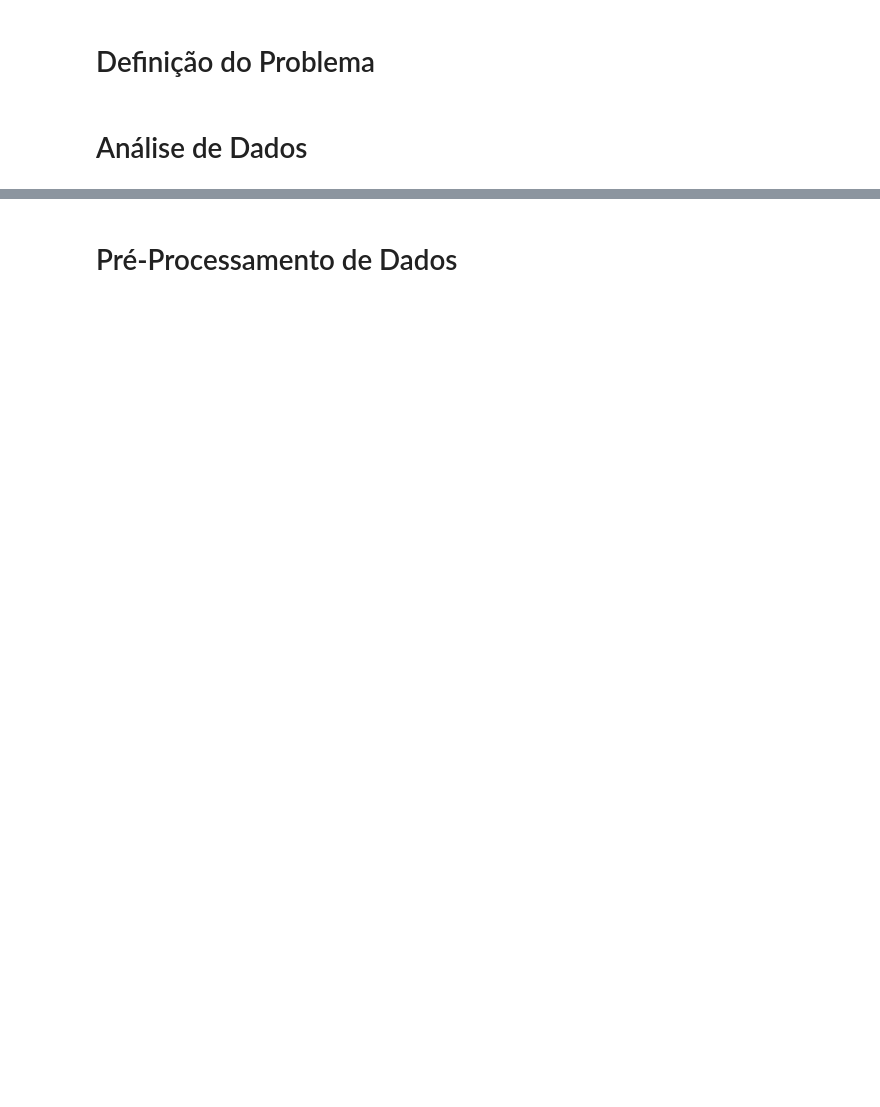
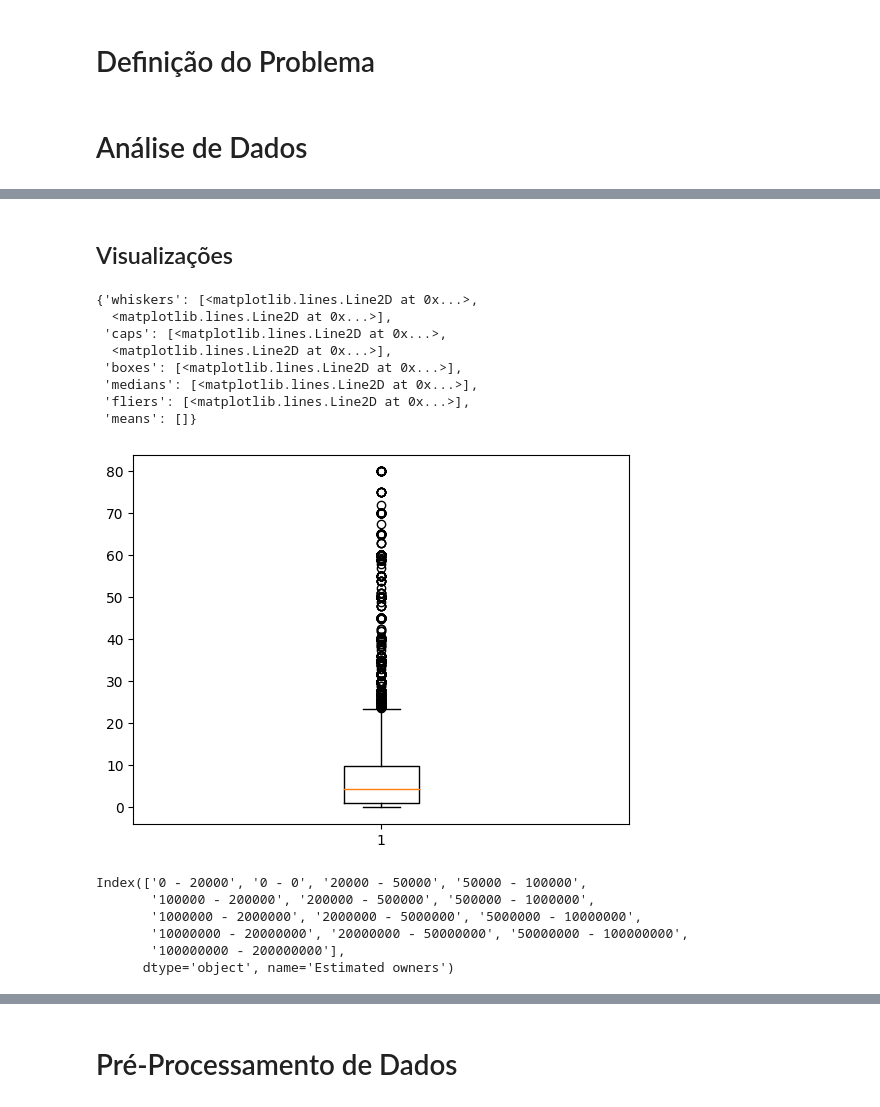
Before and after one commit to vinicius-souza-lima/mvp_ADBP, a Jupyter notebook: MVP_ADBP.ipynb, the cells around one changed output, grey strips where cells are left out. Cells and saved outputs as stored; diff of their text form; code cells hidden in the pictures; blank space fills up the shorter version.

```diff
--- a/MVP_ADBP.ipynb
+++ b/MVP_ADBP.ipynb
@@ -155,0 +208,25 @@ Tag key (string, int).
+# %% [markdown]
+## Visualizações
+# %%
+fig,ax = plt.subplots()
+ax.boxplot(games[games["Price"]<80]["Price"])
+# %% [output]
+{'whiskers': [<matplotlib.lines.Line2D at 0x...>,
+  <matplotlib.lines.Line2D at 0x...>],
+ 'caps': [<matplotlib.lines.Line2D at 0x...>,
+  <matplotlib.lines.Line2D at 0x...>],
+ 'boxes': [<matplotlib.lines.Line2D at 0x...>],
+ 'medians': [<matplotlib.lines.Line2D at 0x...>],
+ 'fliers': [<matplotlib.lines.Line2D at 0x...>],
+ 'means': []}
+[figure, added]
+# %%
+teste = games["Estimated owners"].value_counts()
+teste.index
+# %% [output]
+Index(['0 - 20000', '0 - 0', '20000 - 50000', '50000 - 100000',
+       '100000 - 200000', '200000 - 500000', '500000 - 1000000',
+       '1000000 - 2000000', '2000000 - 5000000', '5000000 - 10000000',
+       '10000000 - 20000000', '20000000 - 50000000', '50000000 - 100000000',
+       '100000000 - 200000000'],
+      dtype='object', name='Estimated owners')
```
Also changed, not shown: parts of 28 cells of this notebook.
